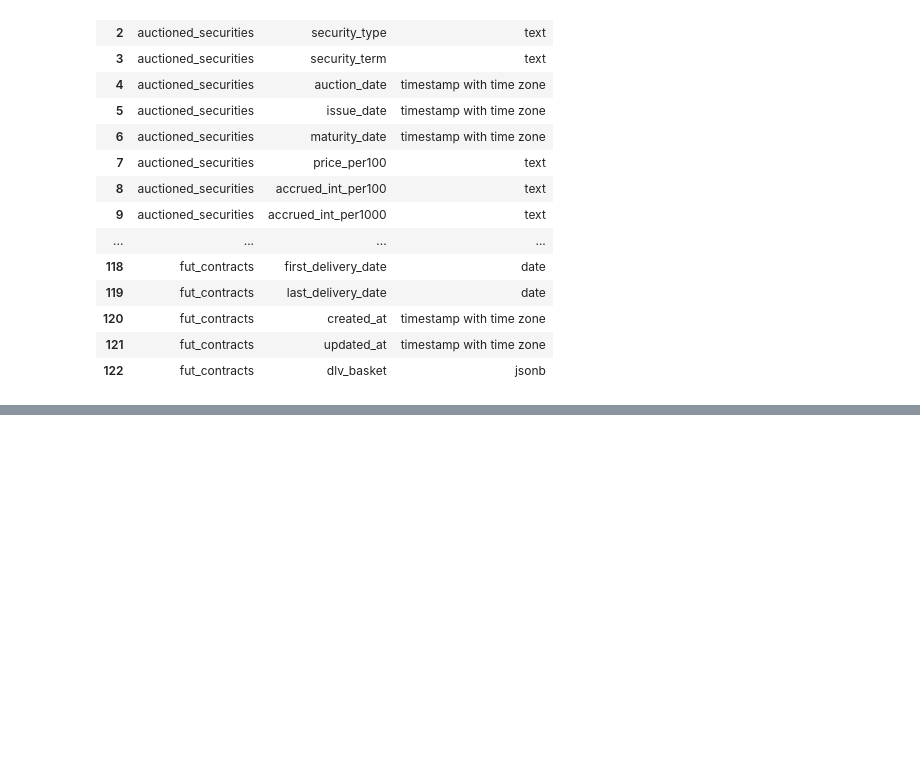
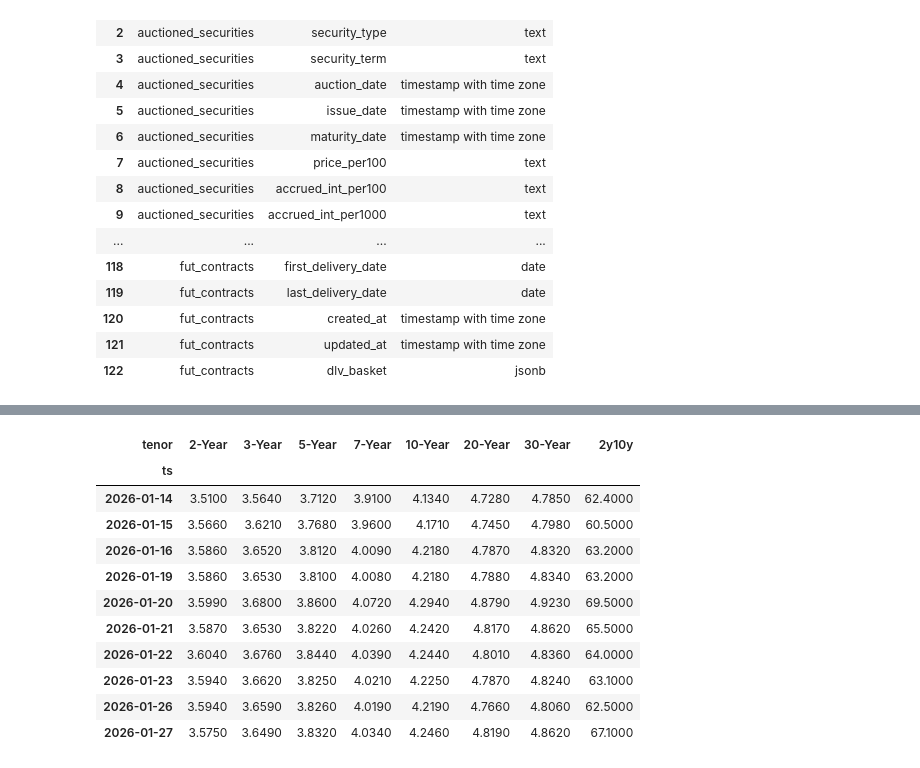
Before and after one commit to jbenr/Views, a Jupyter notebook: dig/p_tothe_c_tothe_a.ipynb, the cells around one changed output, grey strips where cells are left out. Drawn from its saved outputs; the diff is of its cells as text; code cells hidden in the pictures; blank space fills up the shorter version.

```diff
--- a/dig/p_tothe_c_tothe_a.ipynb
+++ b/dig/p_tothe_c_tothe_a.ipynb
@@ -122,2 +123,17 @@ df
 # %%
 conn.close()
+# %%
+df.tail(10)
+# %% [output]
+| tenor | 2-Year | 3-Year | 5-Year | 7-Year | 10-Year | 20-Year | 30-Year | 2y10y |
+| ts |  |  |  |  |  |  |  |  |
+| 2026-01-14 | 3.5100 | 3.5640 | 3.7120 | 3.9100 | 4.1340 | 4.7280 | 4.7850 | 62.4000 |
+| 2026-01-15 | 3.5660 | 3.6210 | 3.7680 | 3.9600 | 4.1710 | 4.7450 | 4.7980 | 60.5000 |
+| 2026-01-16 | 3.5860 | 3.6520 | 3.8120 | 4.0090 | 4.2180 | 4.7870 | 4.8320 | 63.2000 |
+| 2026-01-19 | 3.5860 | 3.6530 | 3.8100 | 4.0080 | 4.2180 | 4.7880 | 4.8340 | 63.2000 |
+| 2026-01-20 | 3.5990 | 3.6800 | 3.8600 | 4.0720 | 4.2940 | 4.8790 | 4.9230 | 69.5000 |
+| 2026-01-21 | 3.5870 | 3.6530 | 3.8220 | 4.0260 | 4.2420 | 4.8170 | 4.8620 | 65.5000 |
+| 2026-01-22 | 3.6040 | 3.6760 | 3.8440 | 4.0390 | 4.2440 | 4.8010 | 4.8360 | 64.0000 |
+| 2026-01-23 | 3.5940 | 3.6620 | 3.8250 | 4.0210 | 4.2250 | 4.7870 | 4.8240 | 63.1000 |
+| 2026-01-26 | 3.5940 | 3.6590 | 3.8260 | 4.0190 | 4.2190 | 4.7660 | 4.8060 | 62.5000 |
+| 2026-01-27 | 3.5750 | 3.6490 | 3.8320 | 4.0340 | 4.2460 | 4.8190 | 4.8620 | 67.1000 |
```
Also changed, not shown: parts of 2 cells of this notebook.
